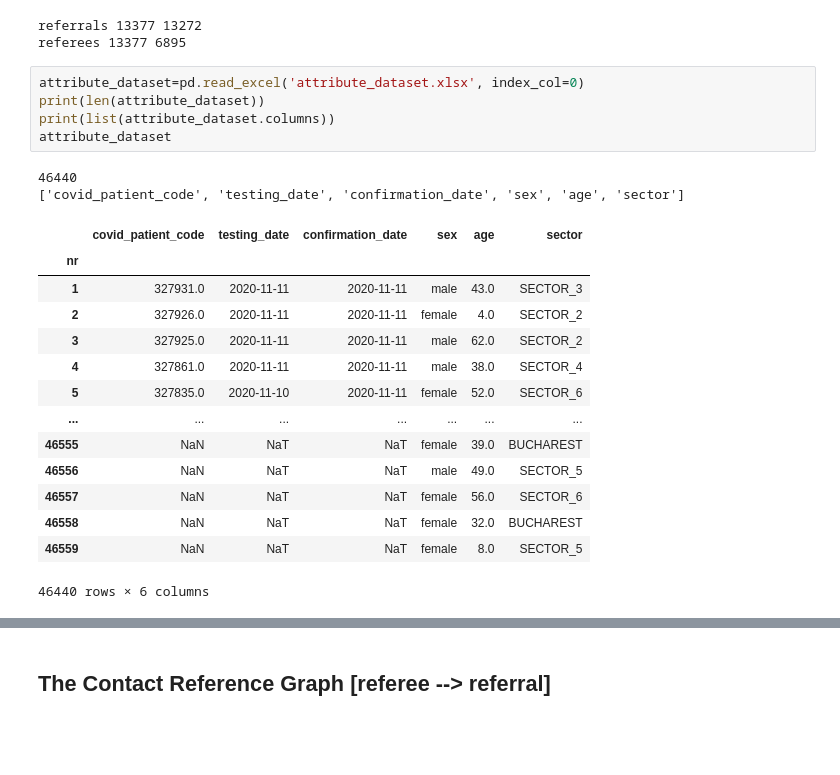
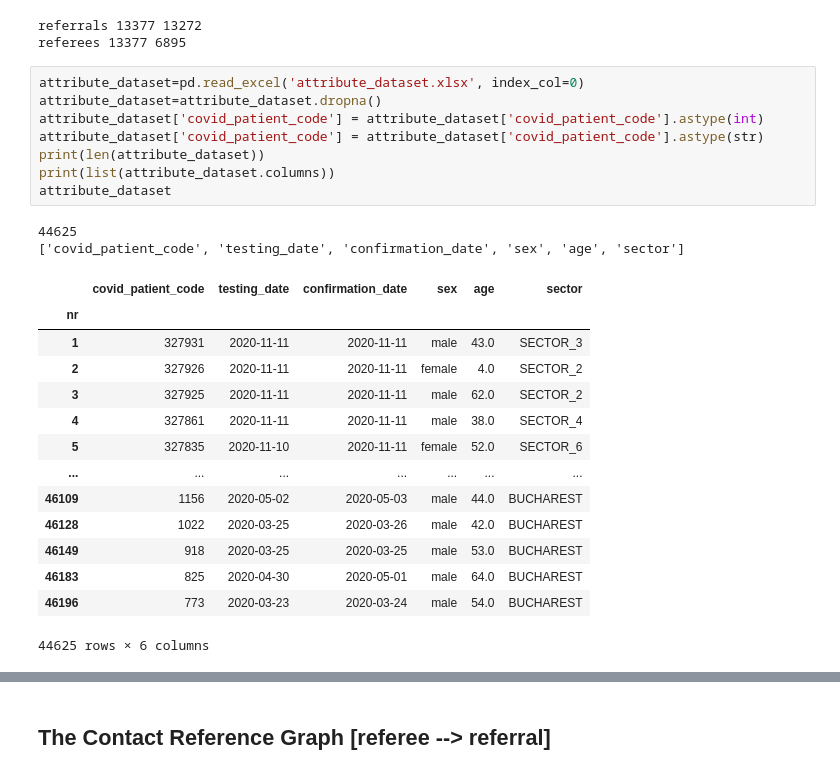
Before and after one commit to mboudour/var, a Jupyter notebook: Untitled.ipynb, the cells around one changed output, grey strips where cells are left out. Saved outputs shown, nothing was run; the diff lists cells and outputs as text; blank space fills up the shorter version.

```diff
--- a/Untitled.ipynb
+++ b/Untitled.ipynb
@@ -431,23 +436,26 @@ referrals 13377 13272
 referees 13377 6895
 # %%
 attribute_dataset=pd.read_excel('attribute_dataset.xlsx', index_col=0)
+attribute_dataset=attribute_dataset.dropna()
+attribute_dataset['covid_patient_code'] = attribute_dataset['covid_patient_code'].astype(int)
+attribute_dataset['covid_patient_code'] = attribute_dataset['covid_patient_code'].astype(str)
 print(len(attribute_dataset))
 print(list(attribute_dataset.columns))
 attribute_dataset
 # %% [output]
-46440
+44625
 ['covid_patient_code', 'testing_date', 'confirmation_date', 'sex', 'age', 'sector']
 |  | covid_patient_code | testing_date | confirmation_date | sex | age | sector |
 | nr |  |  |  |  |  |  |
-| 1 | 327931.0 | 2020-11-11 | 2020-11-11 | male | 43.0 | SECTOR_3 |
-| 2 | 327926.0 | 2020-11-11 | 2020-11-11 | female | 4.0 | SECTOR_2 |
-| 3 | 327925.0 | 2020-11-11 | 2020-11-11 | male | 62.0 | SECTOR_2 |
-| 4 | 327861.0 | 2020-11-11 | 2020-11-11 | male | 38.0 | SECTOR_4 |
-| 5 | 327835.0 | 2020-11-10 | 2020-11-11 | female | 52.0 | SECTOR_6 |
+| 1 | 327931 | 2020-11-11 | 2020-11-11 | male | 43.0 | SECTOR_3 |
+| 2 | 327926 | 2020-11-11 | 2020-11-11 | female | 4.0 | SECTOR_2 |
+| 3 | 327925 | 2020-11-11 | 2020-11-11 | male | 62.0 | SECTOR_2 |
+| 4 | 327861 | 2020-11-11 | 2020-11-11 | male | 38.0 | SECTOR_4 |
+| 5 | 327835 | 2020-11-10 | 2020-11-11 | female | 52.0 | SECTOR_6 |
 | ... | ... | ... | ... | ... | ... | ... |
-| 46555 | NaN | NaT | NaT | female | 39.0 | BUCHAREST |
-| 46556 | NaN | NaT | NaT | male | 49.0 | SECTOR_5 |
-| 46557 | NaN | NaT | NaT | female | 56.0 | SECTOR_6 |
-| 46558 | NaN | NaT | NaT | female | 32.0 | BUCHAREST |
-| 46559 | NaN | NaT | NaT | female | 8.0 | SECTOR_5 |
+| 46109 | 1156 | 2020-05-02 | 2020-05-03 | male | 44.0 | BUCHAREST |
+| 46128 | 1022 | 2020-03-25 | 2020-03-26 | male | 42.0 | BUCHAREST |
+| 46149 | 918 | 2020-03-25 | 2020-03-25 | male | 53.0 | BUCHAREST |
+| 46183 | 825 | 2020-04-30 | 2020-05-01 | male | 64.0 | BUCHAREST |
+| 46196 | 773 | 2020-03-23 | 2020-03-24 | male | 54.0 | BUCHAREST |
-46440 rows × 6 columns
+44625 rows × 6 columns
```
Also changed, not shown: parts of 19 cells of this notebook.
